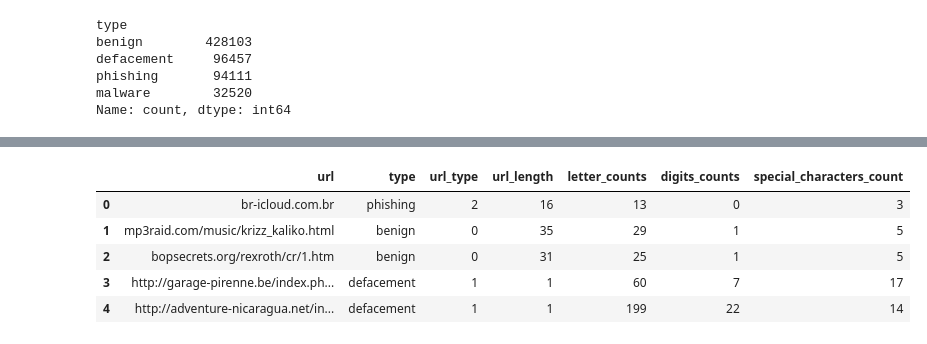
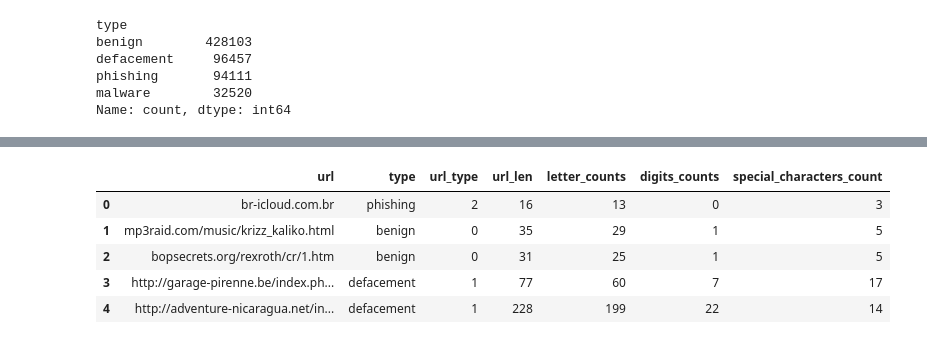
Before and after one commit to BibekRai44/Phising-sites-checker, a Jupyter notebook: phising-site.ipynb, the cells around one changed output, grey strips where cells are left out. Drawn from its saved outputs; the diff is of its cells as text; code cells hidden in the pictures.

```diff
--- a/phising-site.ipynb
+++ b/phising-site.ipynb
@@ -61,8 +130,8 @@ plt.bar(x=counts.index,height=counts)
 <BarContainer object of 4 artists>
 [figure]
 # %%
-df['url']=df['url'].replace('www.','',regex=True)
-df.head()
+urls_data['url']=urls_data['url'].replace('www.','',regex=True)
+urls_data.head()
 # %% [output]
 |  | url | type |
 | 0 | br-icloud.com.br | phishing |
@@ -80,5 +149,9 @@ phishing       94111
 malware        32520
 Name: count, dtype: int64
 # %%
-df['url_type']=df['type'].replace({'benign':0,'defacement':1,'phishing':2,'malware':3})
-df.head()
+urls_data["url_type"] = urls_data["type"].replace({
+    'benign':0,
+    'defacement':1,
+    'phishing':2,
+    'malware':3
+});
@@ -92,11 +167,13 @@ df.head()
 # %%
 def get_url_length(url):
-    prefixes=['http://','https://']
+    # Remove common prefixes
+    prefixes = ['http://', 'https://']
     for prefix in prefixes:
         if url.startswith(prefix):
-            url=url[len(prefix)]
+            url = url[len(prefix):]
 
+    # Remove 'www.' if present
+    url = url.replace('www.', '')
+
+    # Return the length of the remaining URL
     return len(url)
-
-df['url_length']=df['url'].apply(lambda x:get_url_length(str(x)))
-df.head()
@@ -109,0 +180,2 @@ df.head()
+# %%
+urls_data['url_len'] = urls_data['url'].apply(lambda x: get_url_length(str(x)))
@@ -123,17 +204,17 @@ def count_special_characters(url):
     num_special_character=sum(char in special_characters for char in url)
     return num_special_character
 # %%
-df['letter_counts']=df['url'].apply(lambda x:count_letters(x))
-df['digits_counts']=df['url'].apply(lambda x:count_digits(x))
-df['special_characters_count']=df['url'].apply(lambda x:count_special_characters(x))
-df.head()
+urls_data['letter_counts']=urls_data['url'].apply(lambda x:count_letters(x))
+urls_data['digits_counts']=urls_data['url'].apply(lambda x:count_digits(x))
+urls_data['special_characters_count']=urls_data['url'].apply(lambda x:count_special_characters(x))
+urls_data.head()
 # %% [output]
-|  | url | type | url_type | url_length | letter_counts | digits_counts | special_characters_count |
+|  | url | type | url_type | url_len | letter_counts | digits_counts | special_characters_count |
 | 0 | br-icloud.com.br | phishing | 2 | 16 | 13 | 0 | 3 |
 | 1 | mp3raid.com/music/krizz_kaliko.html | benign | 0 | 35 | 29 | 1 | 5 |
 | 2 | bopsecrets.org/rexroth/cr/1.htm | benign | 0 | 31 | 25 | 1 | 5 |
-| 3 | http://garage-pirenne.be/index.ph... | defacement | 1 | 1 | 60 | 7 | 17 |
-| 4 | http://adventure-nicaragua.net/in... | defacement | 1 | 1 | 199 | 22 | 14 |
+| 3 | http://garage-pirenne.be/index.ph... | defacement | 1 | 77 | 60 | 7 | 17 |
+| 4 | http://adventure-nicaragua.net/in... | defacement | 1 | 228 | 199 | 22 | 14 |
 # %%
 import re
 def has_shortening_service(url):
```
Also changed, not shown: parts of 49 cells of this notebook.
